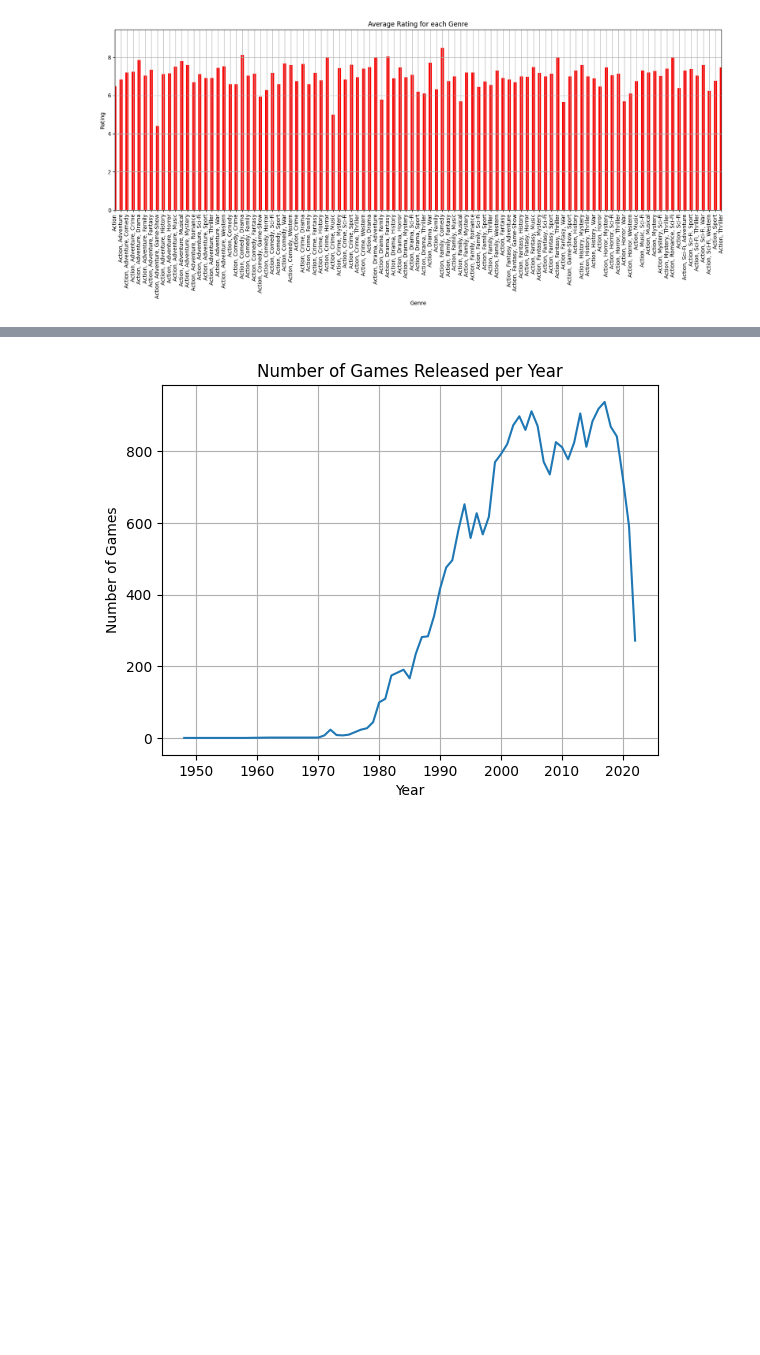
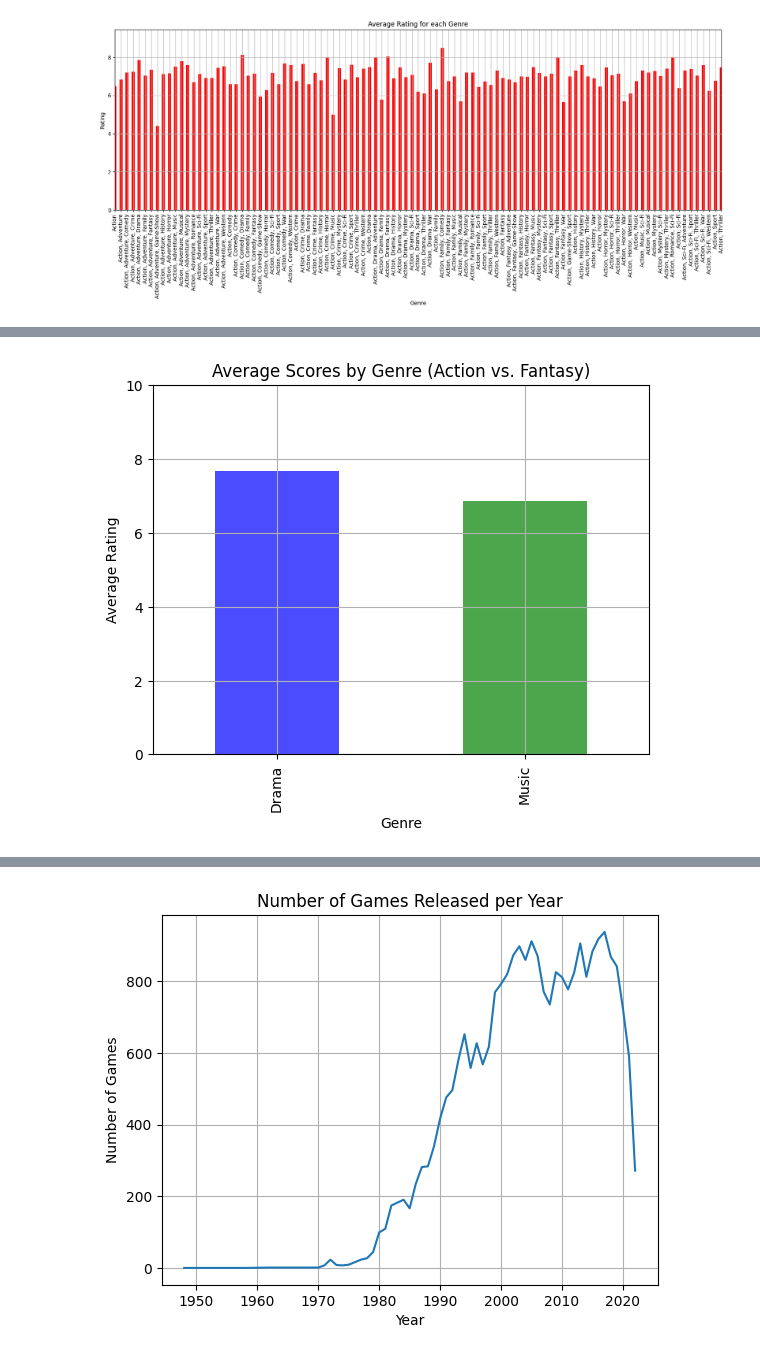
Before and after one commit to FranciscoTeon/Video-game-ratings-best-to-worst-Data-Analysis, a Jupyter notebook: notebooks/imdb_videogame_ratings_exploratory_analysis.ipynb, the cells around one changed output, grey strips where cells are left out. Cells and saved outputs as stored; diff of their text form; code cells hidden in the pictures; blank space fills up the shorter version.

```diff
--- a/notebooks/imdb_videogame_ratings_exploratory_analysis.ipynb
+++ b/notebooks/imdb_videogame_ratings_exploratory_analysis.ipynb
@@ -118,0 +179,23 @@ plt.show()
+# %%
+#How do scores differ between specific genres (e.g., Action vs. RPG)?
+imdb_df = imdb_df.assign(genre=imdb_df['genre'].str.split(',')).explode('genre').reset_index(drop=True)
+
+# Strip any leading/trailing whitespace from the 'genre' column
+imdb_df['genre'] = imdb_df['genre'].str.strip()
+
+# Filter the DataFrame for specific genres (e.g., Action and RPG)
+specific_genres = imdb_df[imdb_df['genre'].isin(['Music', 'Drama'])]
+
+# Calculate the average score for each genre
+average_scores_by_genre = specific_genres.groupby('genre')['rating'].mean()
+
+# Plot the average scores by genre in a bar graph
+average_scores_by_genre.plot(kind='bar', color=['blue', 'green'], alpha=0.7)
+plt.title('Average Scores by Genre (Action vs. Fantasy)')
+plt.xlabel('Genre')
+plt.ylabel('Average Rating')
+plt.ylim(0, 10)
+plt.grid(True)
+plt.show()
+# %% [output]
+[figure, added]
```
Also changed, not shown: parts of 19 cells of this notebook.
